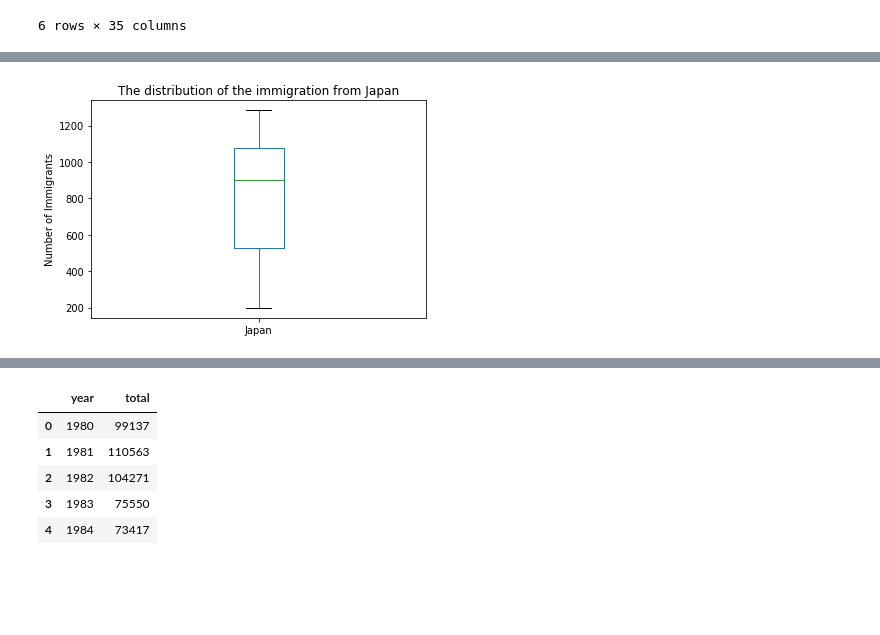
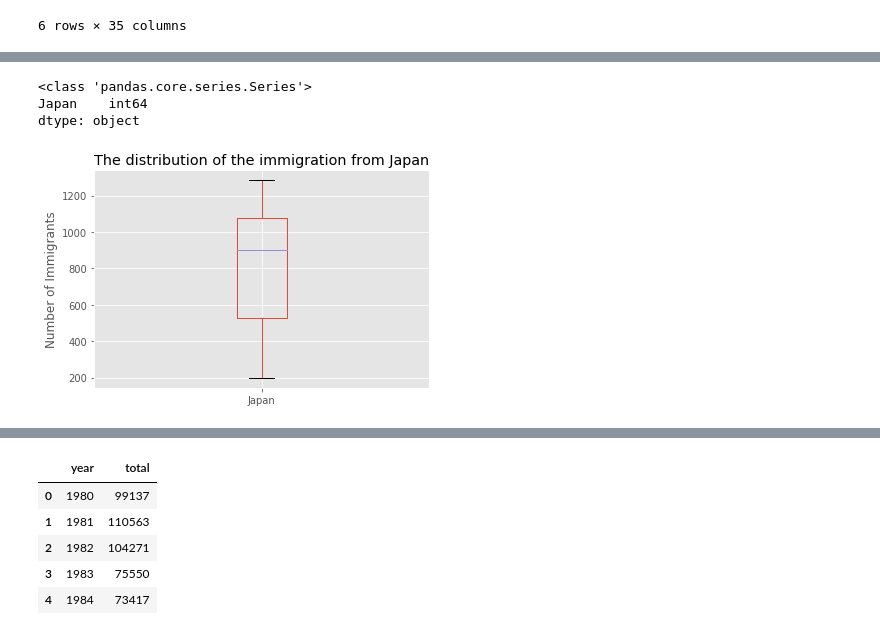
Before and after one commit to ivan-zapreev/data-science-python-projects, a Jupyter notebook: IBM_DV0101EN/mod_03_spec_vis_tools.ipynb, the cells around one changed output, grey strips where cells are left out. Drawn from its saved outputs; the diff is of its cells as text; code cells hidden in the pictures; blank space fills up the shorter version.

```diff
--- a/IBM_DV0101EN/mod_03_spec_vis_tools.ipynb
+++ b/IBM_DV0101EN/mod_03_spec_vis_tools.ipynb
@@ -5,3 +5,8 @@ import os
 import matplotlib.pyplot as plt
 import matplotlib as mpl
 import matplotlib.pyplot as plt
+
+mpl.style.use('ggplot') # optional: for ggplot-like style
+
+# check for latest version of Matplotlib
+print('Matplotlib version: ', mpl.__version__) # >= 2.0.0
@@ -52,14 +116,21 @@ plt.show()
 # %%
 # Create the range of the years
 years = list(map(str, range(1980,2014)))
 
 df_japan = df_can.loc['Japan', years].transpose()
+print(type(df_japan))
+df_japan = df_japan.to_frame()
+df_japan = df_japan.astype(int)
+print(df_japan.dtypes)
 
 ax = df_japan.plot(kind = 'box')
 
 ax.set_title('The distribution of the immigration from Japan')
 ax.set_ylabel('Number of Immigrants')
 
 plt.show()
 # %% [output]
+<class 'pandas.core.series.Series'>
+Japan    int64
+dtype: object
-[figure, old version]
+[figure, new version]
```
Also changed, not shown: parts of 16 cells of this notebook.
